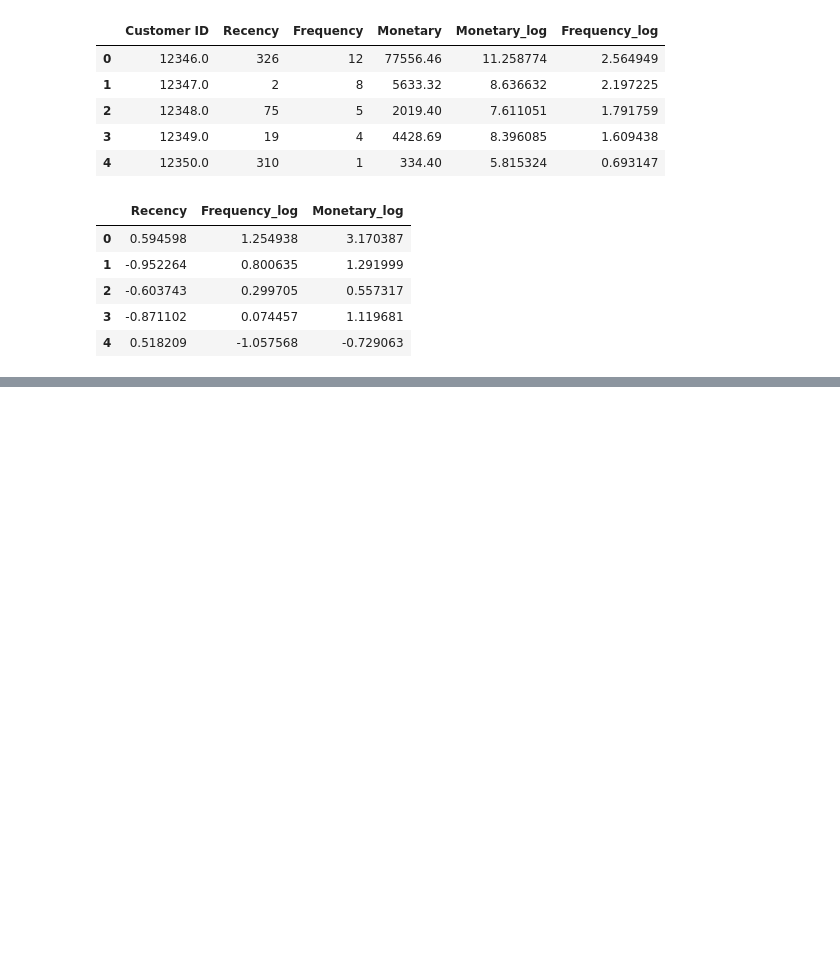
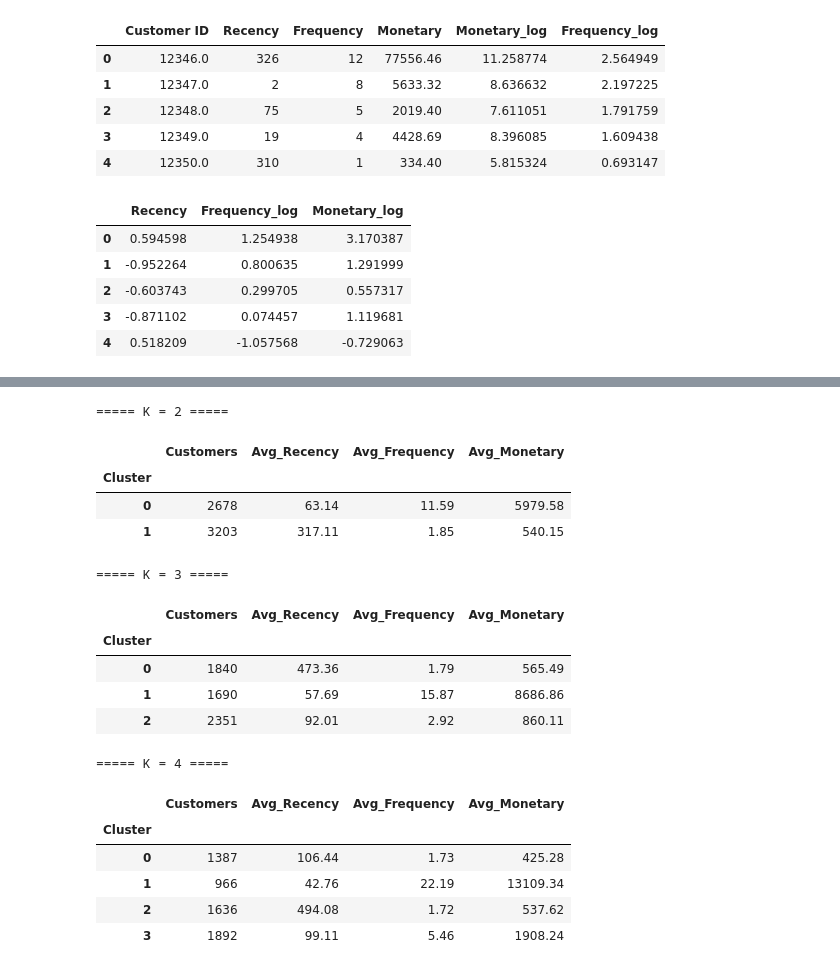
Before and after one commit to hawi088/customer-segmentation, a Jupyter notebook: notebooks/data_exploration.ipynb, the cells around one changed output, grey strips where cells are left out. Cells and saved outputs as stored; diff of their text form; code cells hidden in the pictures; blank space fills up the shorter version.

Commit message:
feat: evaluate K-means customer segmentation

```diff
--- a/notebooks/data_exploration.ipynb
+++ b/notebooks/data_exploration.ipynb
@@ -408,0 +464,39 @@ rfm_scaled.head()
+# %%
+results = {}
+for k in [2,3,4]:
+    model = KMeans(n_clusters=k, random_state=42, n_init=10)
+    labels = model.fit_predict(rfm_scaled)
+    temp = rfm.copy()
+    temp['Cluster'] =labels
+    profile = (
+        temp.groupby("Cluster")
+        .agg(
+            Customers=("Customer ID", "count"),
+            Avg_Recency=("Recency", "mean"),
+            Avg_Frequency=("Frequency", "mean"),
+            Avg_Monetary=("Monetary", "mean")
+        )
+        .round(2)
+    )
+    results[k] = profile
+    print(f"\n===== K = {k} =====")
+    display(profile)
+# %% [output]
+===== K = 2 =====
+|  | Customers | Avg_Recency | Avg_Frequency | Avg_Monetary |
+| Cluster |  |  |  |  |
+| 0 | 2678 | 63.14 | 11.59 | 5979.58 |
+| 1 | 3203 | 317.11 | 1.85 | 540.15 |
+===== K = 3 =====
+|  | Customers | Avg_Recency | Avg_Frequency | Avg_Monetary |
+| Cluster |  |  |  |  |
+| 0 | 1840 | 473.36 | 1.79 | 565.49 |
+| 1 | 1690 | 57.69 | 15.87 | 8686.86 |
+| 2 | 2351 | 92.01 | 2.92 | 860.11 |
+===== K = 4 =====
+|  | Customers | Avg_Recency | Avg_Frequency | Avg_Monetary |
+| Cluster |  |  |  |  |
+| 0 | 1387 | 106.44 | 1.73 | 425.28 |
+| 1 | 966 | 42.76 | 22.19 | 13109.34 |
+| 2 | 1636 | 494.08 | 1.72 | 537.62 |
+| 3 | 1892 | 99.11 | 5.46 | 1908.24 |
```
Also changed, not shown: parts of 8 cells of this notebook.
